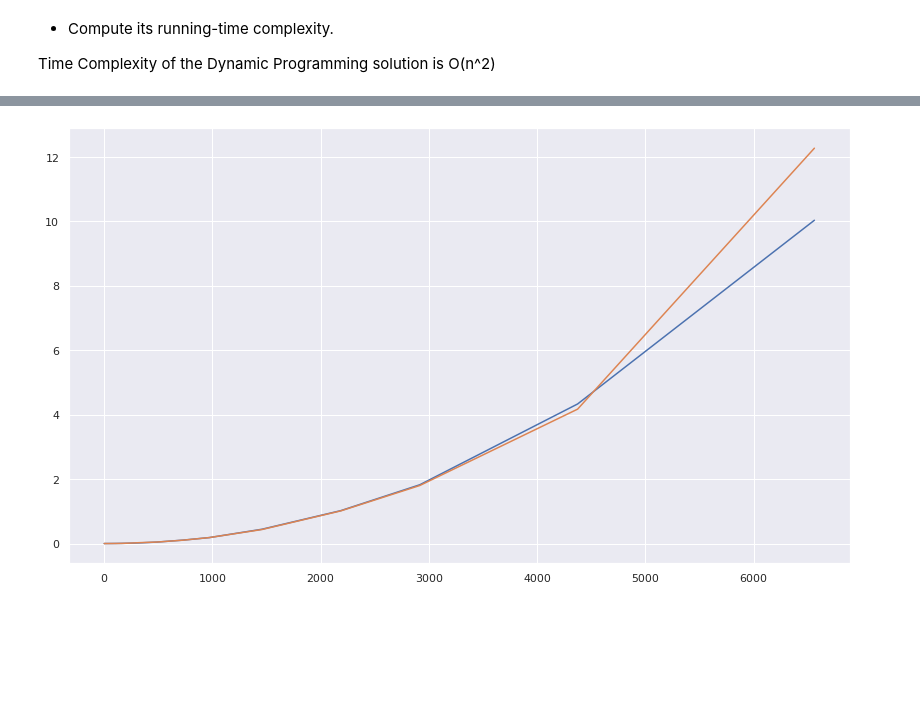
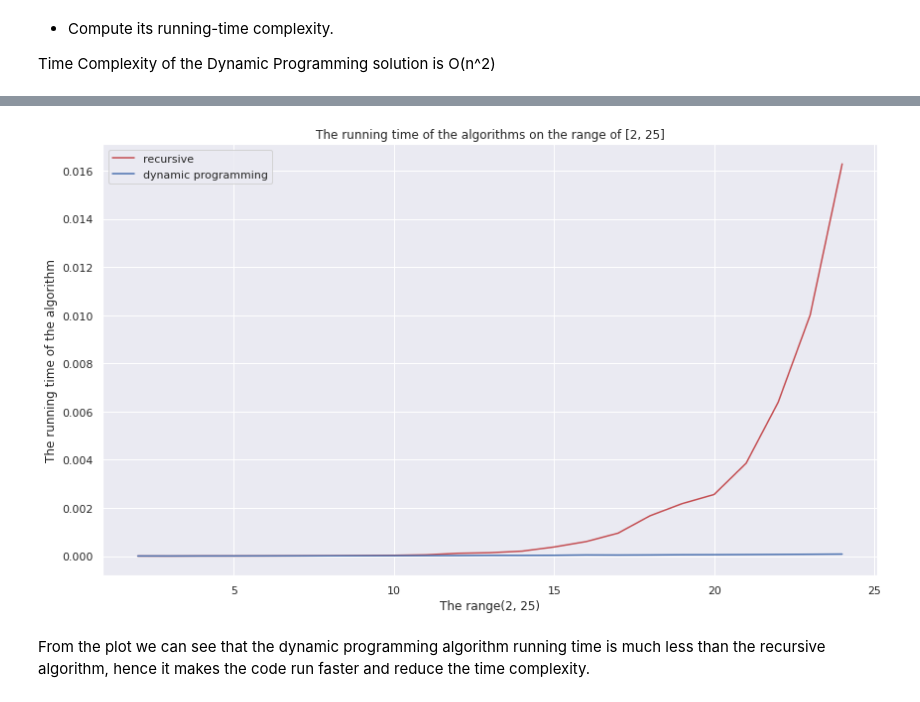
Before and after one commit to PaoloBarba/ADM_HW2, a Jupyter notebook: soukaina_main.ipynb, the cells around one changed output, grey strips where cells are left out. Saved outputs shown, nothing was run; the diff lists cells and outputs as text; code cells hidden in the pictures; blank space fills up the shorter version.

```diff
--- a/soukaina_main.ipynb
+++ b/soukaina_main.ipynb
@@ -791,22 +791,32 @@ print(timedelta(seconds=end_time - start_time))
 # %%
 #plot the results, and interpret it (if you have implemented two algorithms, please include both in the plot and compare them).
 
 from matplotlib import pyplot as plt
 from matplotlib.pyplot import figure
 import timeit
-ns1 = [cut_recursive(n) for n in range(2,25)]
-ts1 = [timeit.timeit('cut_dypro({})'.format(n),
+
+ns1 = range(2,25)
+ts1 = [timeit.timeit('cut_recursive({})'.format(n),
                     globals=globals(),
                     number=1)
          for n in ns1]
-ns2 = [cut_dypro(n) for n in range(2,25)]
+ns2 = range(2,25)
 ts2 = [timeit.timeit('cut_dypro({})'.format(n),
                     globals=globals(),
                     number=1)
          for n in ns2]
+sns.set()
 figure(figsize=(14, 8))
-plt.plot(ns1, ts1, '-')
-plt.plot(ns2, ts2, '-')
+plt.plot(ns1, ts1, '-r', label= 'recursive')
+plt.plot(ns2, ts2, '-b', label= 'dynamic programming')
+plt.xlabel('The range(2, 25)')
+plt.ylabel('The running time of the algorithm')
+plt.title('The running time of the algorithms on the range of [2, 25]')
+plt.legend()
 plt.show()
 # %% [output]
-[figure, old version]
+[figure, new version]
+# %% [markdown]
+
+
+From the plot we can see that the dynamic programming algorithm running time is much less than the recursive algorithm, hence it makes the code run faster and reduce the time complexity.
```
Also changed, not shown: parts of 2 cells of this notebook.
